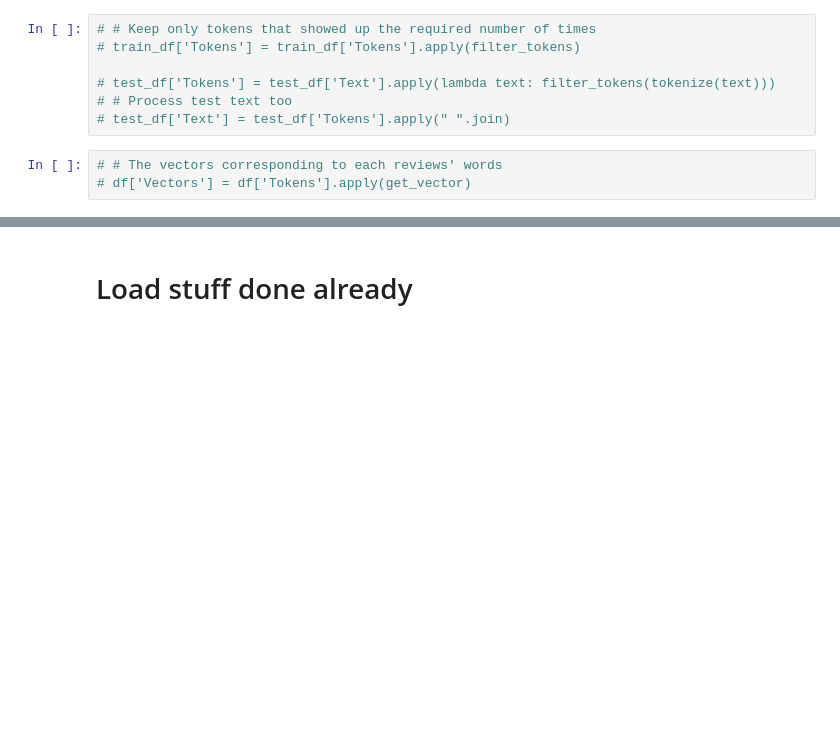
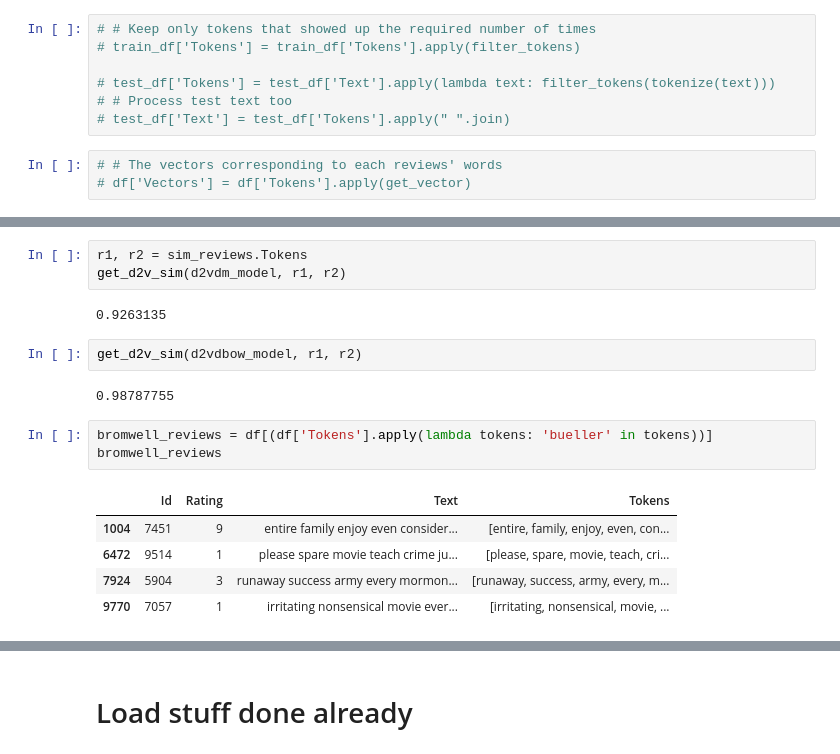
Before and after one commit to ysthakur/nlp-playground, a Jupyter notebook: imdb_reviews/imdb_review_bow.ipynb, the cells around one changed output, grey strips where cells are left out. Saved outputs shown, nothing was run; the diff lists cells and outputs as text; blank space fills up the shorter version.

```diff
--- a/imdb_reviews/imdb_review_bow.ipynb
+++ b/imdb_reviews/imdb_review_bow.ipynb
@@ -204,0 +237,18 @@ Trained d2vdbow
+# %%
+r1, r2 = sim_reviews.Tokens
+get_d2v_sim(d2vdm_model, r1, r2)
+# %% [output]
+0.9263135
+# %%
+get_d2v_sim(d2vdbow_model, r1, r2)
+# %% [output]
+0.98787755
+# %%
+bromwell_reviews = df[(df['Tokens'].apply(lambda tokens: 'bueller' in tokens))]
+bromwell_reviews
+# %% [output]
+|  | Id | Rating | Text | Tokens |
+| 1004 | 7451 | 9 | entire family enjoy even consider... | [entire, family, enjoy, even, con... |
+| 6472 | 9514 | 1 | please spare movie teach crime ju... | [please, spare, movie, teach, cri... |
+| 7924 | 5904 | 3 | runaway success army every mormon... | [runaway, success, army, every, m... |
+| 9770 | 7057 | 1 | irritating nonsensical movie ever... | [irritating, nonsensical, movie, ... |
```
Also changed, not shown: parts of 20 cells of this notebook.
